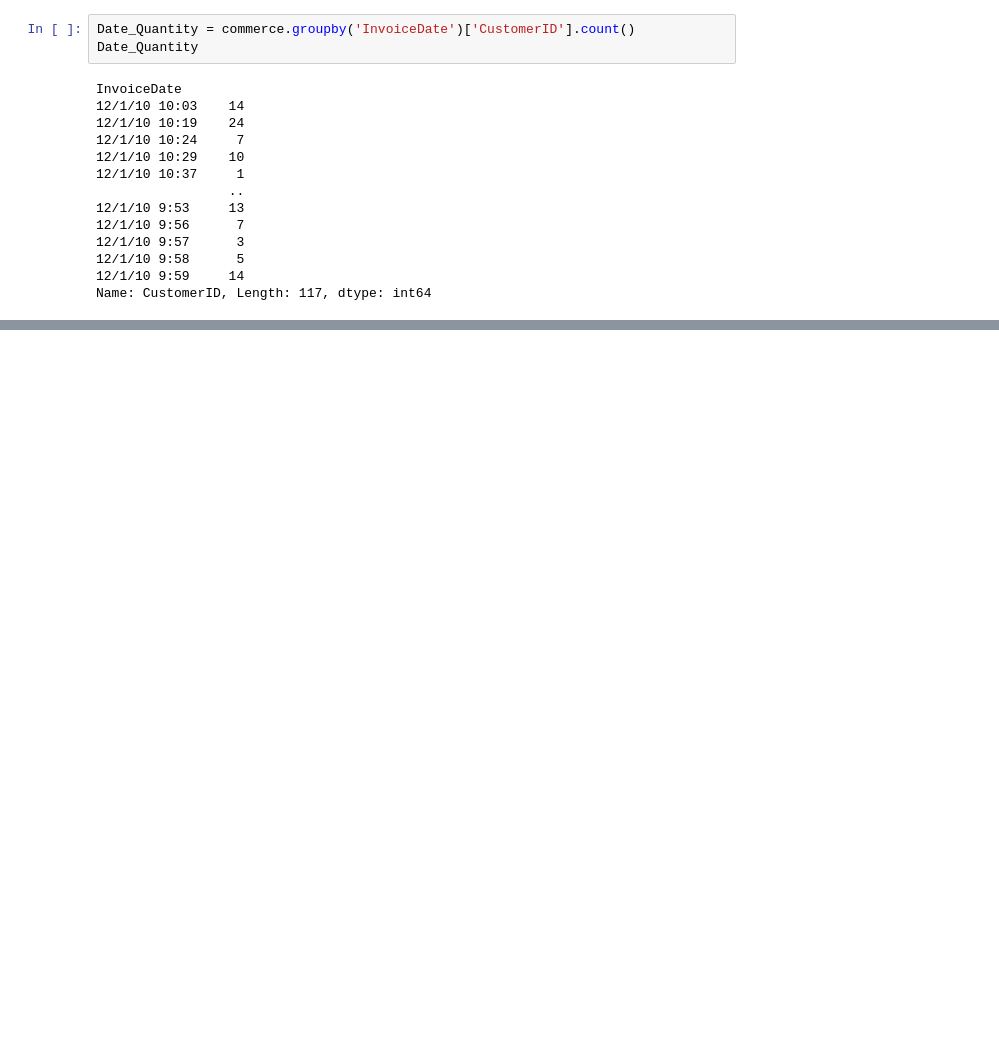
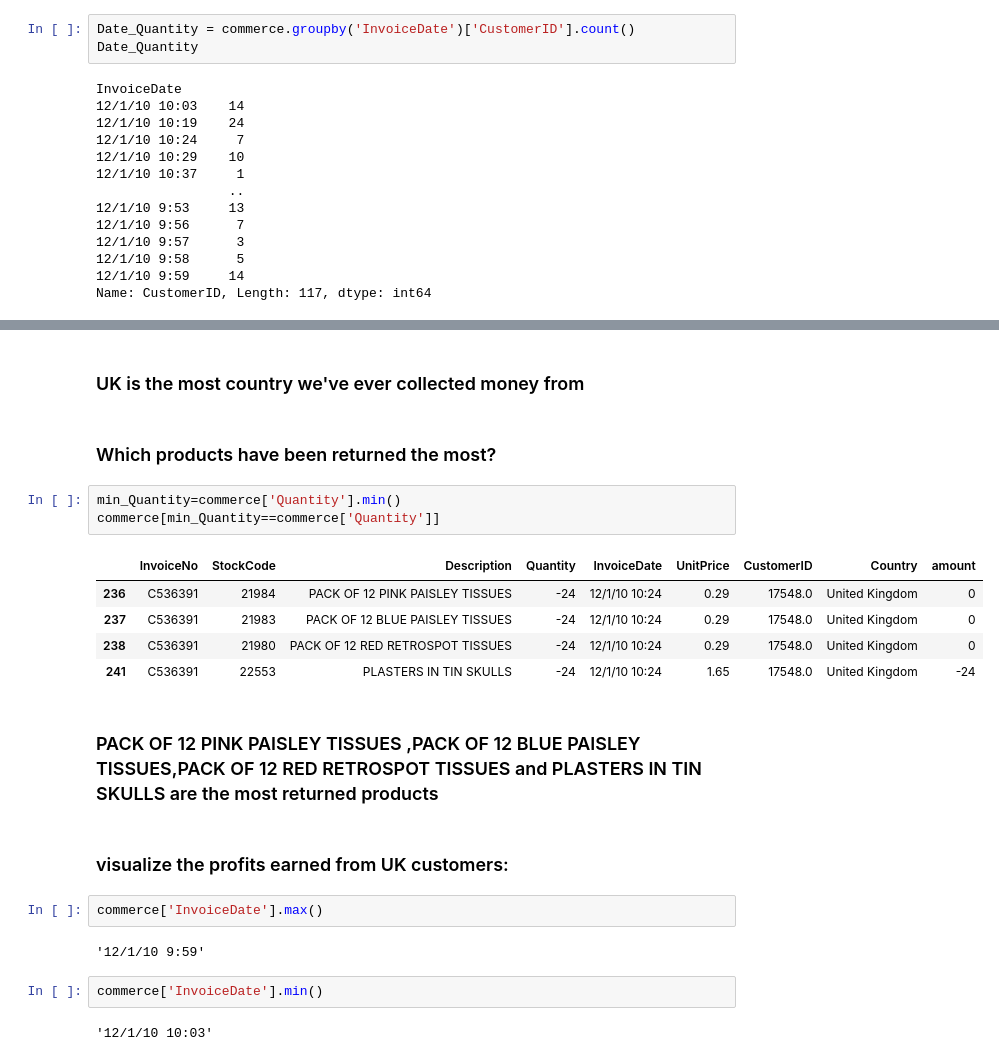
Before and after one commit to Amira-Chouaieb/E-commerce_analysis, a Jupyter notebook: index.ipynb, the cells around one changed output, grey strips where cells are left out. Saved outputs shown, nothing was run; the diff lists cells and outputs as text; blank space fills up the shorter version.

```diff
--- a/index.ipynb
+++ b/index.ipynb
@@ -229,0 +238,25 @@ Name: amount, dtype: int64
+# %% [markdown]
+### UK is the most country we've ever collected money from
+# %% [markdown]
+### Which products have been returned the most?
+# %%
+min_Quantity=commerce['Quantity'].min()
+commerce[min_Quantity==commerce['Quantity']]
+# %% [output]
+|  | InvoiceNo | StockCode | Description | Quantity | InvoiceDate | UnitPrice | CustomerID | Country | amount |
+| 236 | C536391 | 21984 | PACK OF 12 PINK PAISLEY TISSUES | -24 | 12/1/10 10:24 | 0.29 | 17548.0 | United Kingdom | 0 |
+| 237 | C536391 | 21983 | PACK OF 12 BLUE PAISLEY TISSUES | -24 | 12/1/10 10:24 | 0.29 | 17548.0 | United Kingdom | 0 |
+| 238 | C536391 | 21980 | PACK OF 12 RED RETROSPOT TISSUES | -24 | 12/1/10 10:24 | 0.29 | 17548.0 | United Kingdom | 0 |
+| 241 | C536391 | 22553 | PLASTERS IN TIN SKULLS | -24 | 12/1/10 10:24 | 1.65 | 17548.0 | United Kingdom | -24 |
+# %% [markdown]
+### PACK OF 12 PINK PAISLEY TISSUES ,PACK OF 12 BLUE PAISLEY TISSUES,PACK OF 12 RED RETROSPOT TISSUES and PLASTERS IN TIN SKULLS are the most returned products
+# %% [markdown]
+### visualize the profits earned from UK customers:
+# %%
+commerce['InvoiceDate'].max()
+# %% [output]
+'12/1/10 9:59'
+# %%
+commerce['InvoiceDate'].min()
+# %% [output]
+'12/1/10 10:03'
```
Also changed, not shown: parts of 12 cells of this notebook, 1 other file.
